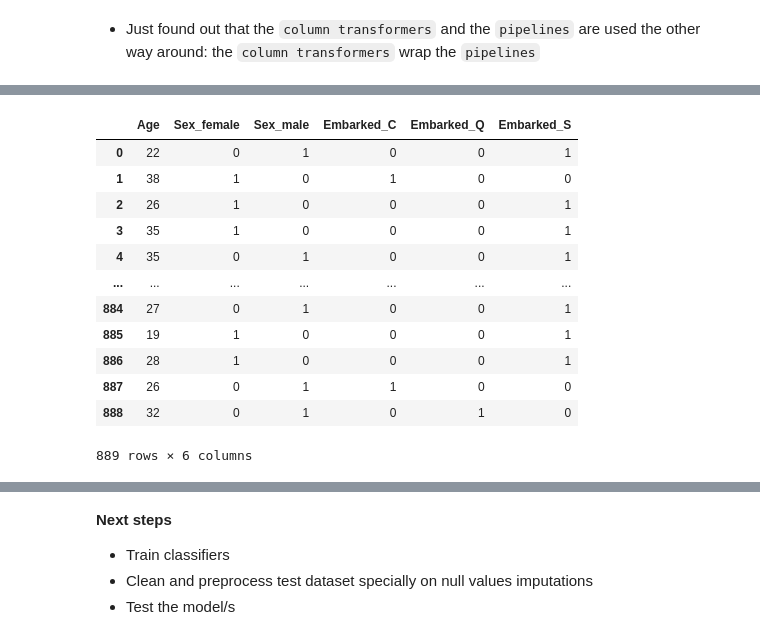
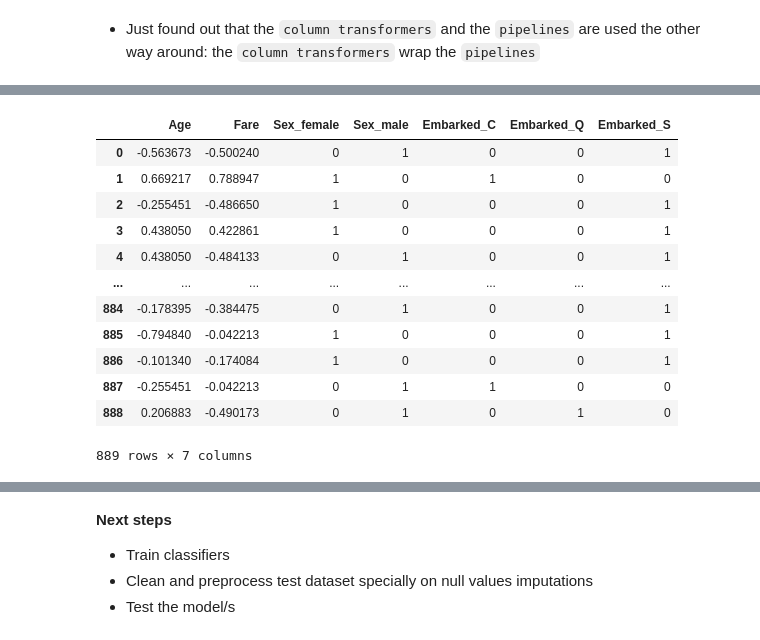
Before and after one commit to MiquelMarinoEspinosa/handson-ml3, a Jupyter notebook: 03_exercises.ipynb, the cells around one changed output, grey strips where cells are left out. Drawn from its saved outputs; the diff is of its cells as text; code cells hidden in the pictures.

```diff
--- a/03_exercises.ipynb
+++ b/03_exercises.ipynb
@@ -1650,15 +1651,17 @@ preprocessed_data
 - Just found out that the `column transformers` and the `pipelines` are used the other way around: the `column transformers` wrap the `pipelines`
 # %%
 num_pipeline = make_pipeline(
-    SimpleImputer(strategy='median')
+    SimpleImputer(strategy='median'),
+    StandardScaler()
 )
 
 cat_pipeline = make_pipeline(
     OneHotEncoder(sparse_output=False, dtype='int64')
 )
 
+
 column_transformer = make_column_transformer(
-    (num_pipeline, ['Age']),
+    (num_pipeline, ['Age', 'Fare']),
     (cat_pipeline, ['Sex', 'Embarked']),
     verbose_feature_names_out=False
 )
@@ -1667,4 +1670,5 @@ pipeline_preprocessed_data = column_transformer.fit_transform(titanic_dataset_dr
 
 print(column_transformer.get_feature_names_out())
 print(pipeline_preprocessed_data)
+print(pipeline_preprocessed_data.shape)
 # %% [output]
@@ -1679,21 +1691,21 @@ print(pipeline_preprocessed_data)
 # %%
-preprocessed_data_frame = pd.DataFrame(processed_values, columns=pipeline.get_feature_names_out())
+preprocessed_data_frame = pd.DataFrame(pipeline_preprocessed_data, columns=column_transformer.get_feature_names_out())
 
-for column in ['Age', 'Sex_female', 'Sex_male', 'Embarked_C', 'Embarked_Q', 'Embarked_S']:
+for column in ['Sex_female', 'Sex_male', 'Embarked_C', 'Embarked_Q', 'Embarked_S']:
     preprocessed_data_frame[column] = preprocessed_data_frame[column].astype('int64')
 preprocessed_data_frame
 # %% [output]
-|  | Age | Sex_female | Sex_male | Embarked_C | Embarked_Q | Embarked_S |
-| 0 | 22 | 0 | 1 | 0 | 0 | 1 |
-| 1 | 38 | 1 | 0 | 1 | 0 | 0 |
-| 2 | 26 | 1 | 0 | 0 | 0 | 1 |
-| 3 | 35 | 1 | 0 | 0 | 0 | 1 |
-| 4 | 35 | 0 | 1 | 0 | 0 | 1 |
-| ... | ... | ... | ... | ... | ... | ... |
-| 884 | 27 | 0 | 1 | 0 | 0 | 1 |
-| 885 | 19 | 1 | 0 | 0 | 0 | 1 |
-| 886 | 28 | 1 | 0 | 0 | 0 | 1 |
-| 887 | 26 | 0 | 1 | 1 | 0 | 0 |
-| 888 | 32 | 0 | 1 | 0 | 1 | 0 |
+|  | Age | Fare | Sex_female | Sex_male | Embarked_C | Embarked_Q | Embarked_S |
+| 0 | -0.563673 | -0.500240 | 0 | 1 | 0 | 0 | 1 |
+| 1 | 0.669217 | 0.788947 | 1 | 0 | 1 | 0 | 0 |
+| 2 | -0.255451 | -0.486650 | 1 | 0 | 0 | 0 | 1 |
+| 3 | 0.438050 | 0.422861 | 1 | 0 | 0 | 0 | 1 |
+| 4 | 0.438050 | -0.484133 | 0 | 1 | 0 | 0 | 1 |
+| ... | ... | ... | ... | ... | ... | ... | ... |
+| 884 | -0.178395 | -0.384475 | 0 | 1 | 0 | 0 | 1 |
+| 885 | -0.794840 | -0.042213 | 1 | 0 | 0 | 0 | 1 |
+| 886 | -0.101340 | -0.174084 | 1 | 0 | 0 | 0 | 1 |
+| 887 | -0.255451 | -0.042213 | 0 | 1 | 1 | 0 | 0 |
+| 888 | 0.206883 | -0.490173 | 0 | 1 | 0 | 1 | 0 |
-889 rows × 6 columns
+889 rows × 7 columns
 # %%
```
Also changed, not shown: parts of 11 cells of this notebook.
